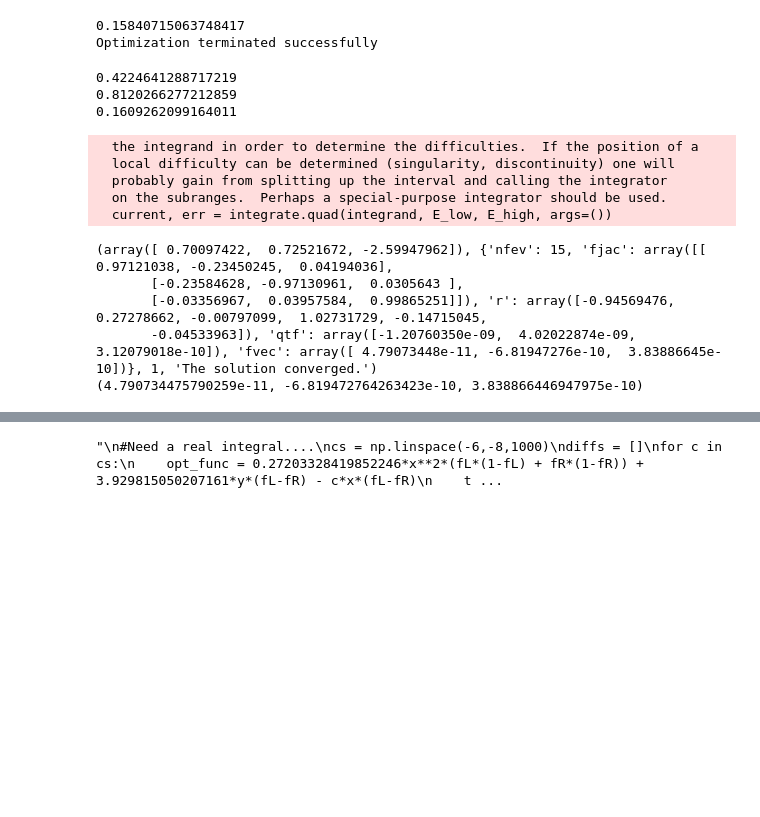
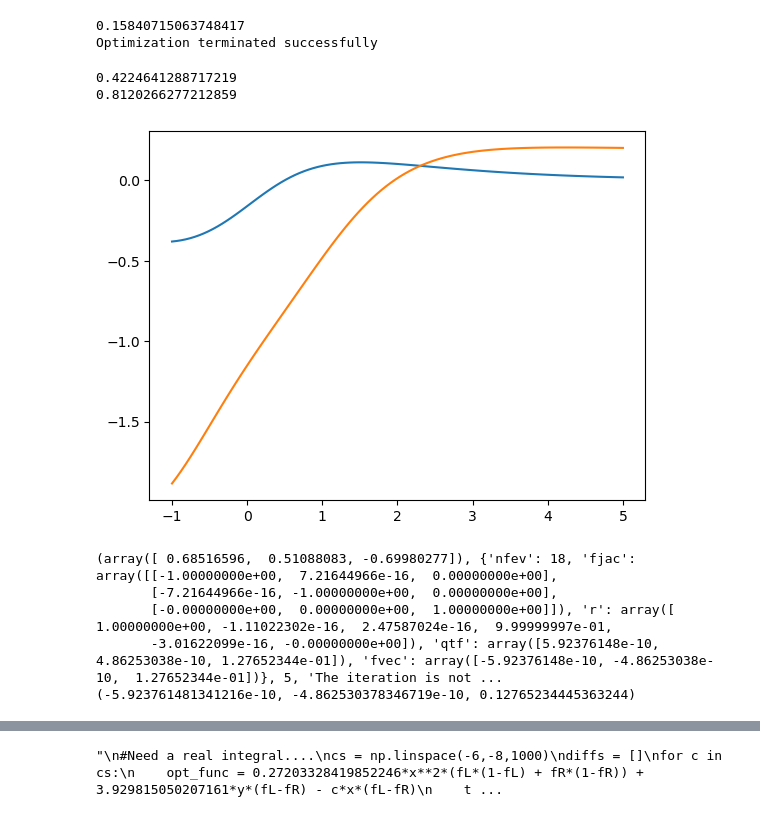
Before and after one commit to Edania/qthermo, a Jupyter notebook: testing_noise.ipynb, the cells around one changed output, grey strips where cells are left out. Saved outputs shown, nothing was run; the diff lists cells and outputs as text; code cells hidden in the pictures; blank space fills up the shorter version.

```diff
--- a/testing_noise.ipynb
+++ b/testing_noise.ipynb
@@ -142,20 +142,26 @@ transf_gen = res.x
 Optimization terminated successfully
 # %%
 C_init = 0.3
-C_avg = tf.general_opt_avg_avg(C_init, target, Es[0], Es[-1],occupf_L, occupf_R, coeff_in, coeff_out)
+C_avg = tf.general_opt__avg(C_init, target, Es[0], Es[-1],occupf_L, occupf_R, coeff_in, coeff_out)
 #print(C_avg)
-transf_C_avg = tf.transmission_avg_avg(C_avg, Es, occupf_L, occupf_R, coeff_in, coeff_out)
+transf_C_avg = lambda E: tf.transmission_avg(C_avg, E, occupf_L, occupf_R, coeff_in, coeff_out)
 
-C_noise = tf.general_opt_avg_noise(C_init, target, Es[0], Es[-1], occupf_L, occupf_R, coeff_out)
-transf_C_noise = tf.transmission_avg_noise(C_noise, Es, occupf_L, occupf_R, coeff_out)
+C_noise = tf.general_opt_noise(C_init, target, Es[0], Es[-1], occupf_L, occupf_R, coeff_out)
+transf_C_noise = lambda E: tf.transmission_noise(C_noise, E, occupf_L, occupf_R, coeff_out)
 
-cur = tf.slice_current_integral(transf_C_avg,Es,occupf_L, occupf_R,coeff_out)
+
 
 print(C_avg)
 print(C_noise)
-print(cur)
 # %% [output]
 0.4224641288717219
 0.8120266277212859
-0.1609262099164011
+# %%
+comp = (occupf_L(Es) - occupf_R(Es))/(coeff_out(Es)*(occupf_L(Es) *(1-occupf_L(Es)) + occupf_R(Es)*(1-occupf_R(Es))))
+plt.plot(Es, coeff_out(Es)*(occupf_L(Es)- occupf_R(Es)))
+plt.plot(Es, comp-C_noise)
+#plt.plot(Es, coeff_out(Es))
+plt.show()
+# %% [output]
+[figure, added]
 # %%
@@ -191,21 +199,16 @@ def opt_noise_avg(thetas, E_low, E_high, occupf_L, occupf_R, coeff_avg, coeff_no
 #transf_avg_nois_func = lambda C: np.heaviside(opt_func(C), 0)
 #output_target_func = lambda C: tf.slice_current_integral(transf_avg_nois_func(C), Es,occupf_L, occupf_R, coeff_out) -target
 Es = np.linspace(-1,5,100)
-thetas_init = (0.27203328419852246,3.929815050207161,-6.5)
-res = fsolve(opt_noise_avg, thetas_init, factor = 10, args = (Es[0],Es[-1], occupf_L, occupf_R, coeff_in, coeff_out, coeff_out, target), full_output=True, epsfcn=None)
+thetas_init = np.random.random(3)
+res = fsolve(opt_noise_avg, thetas_init, factor = 1, args = (Es[0],Es[-1], occupf_L, occupf_R, coeff_in, coeff_out, coeff_out, target), full_output=True, epsfcn=None)
 print(res)
 thetas = res[0]
 print(opt_noise_avg(thetas,Es[0], Es[-1],occupf_L, occupf_R, coeff_in, coeff_out, coeff_out, target))
-transf_avg_nois = calc_transf(thetas,occupf_L, occupf_R, coeff_in, coeff_out, coeff_out)
+transf_avg_nois, opt_func = calc_transf(thetas,occupf_L, occupf_R, coeff_in, coeff_out, coeff_out, return_opt_func=True)
 #transf_noise_avg = transf_avg_nois_func(C_avg_nois)
 # %% [output]
-  the integrand in order to determine the difficulties.  If the position of a
-  local difficulty can be determined (singularity, discontinuity) one will
-  probably gain from splitting up the interval and calling the integrator
-  on the subranges.  Perhaps a special-purpose integrator should be used.
-  current, err = integrate.quad(integrand, E_low, E_high, args=())
+(array([ 0.68516596,  0.51088083, -0.69980277]), {'nfev': 18, 'fjac': array([[-1.00000000e+00,  7.21644966e-16,  0.00000000e+00],
+       [-7.21644966e-16, -1.00000000e+00,  0.00000000e+00],
+       [-0.00000000e+00,  0.00000000e+00,  1.00000000e+00]]), 'r': array([ 1.00000000e+00, -1.11022302e-16,  2.47587024e-16,  9.99999997e-01,
+       -3.01622099e-16, -0.00000000e+00]), 'qtf': array([5.92376148e-10, 4.86253038e-10, 1.27652344e-01]), 'fvec': array([-5.92376148e-10, -4.86253038e-10,  1.27652344e-01])}, 5, 'The iteration is not ...
+(-5.923761481341216e-10, -4.862530378346719e-10, 0.12765234445363244)
-(array([ 0.70097422,  0.72521672, -2.59947962]), {'nfev': 15, 'fjac': array([[ 0.97121038, -0.23450245,  0.04194036],
-       [-0.23584628, -0.97130961,  0.0305643 ],
-       [-0.03356967,  0.03957584,  0.99865251]]), 'r': array([-0.94569476,  0.27278662, -0.00797099,  1.02731729, -0.14715045,
-       -0.04533963]), 'qtf': array([-1.20760350e-09,  4.02022874e-09,  3.12079018e-10]), 'fvec': array([ 4.79073448e-11, -6.81947276e-10,  3.83886645e-10])}, 1, 'The solution converged.')
-(4.790734475790259e-11, -6.819472764263423e-10, 3.838866446947975e-10)
```
Also changed, not shown: parts of 4 cells of this notebook, 2 other files.
